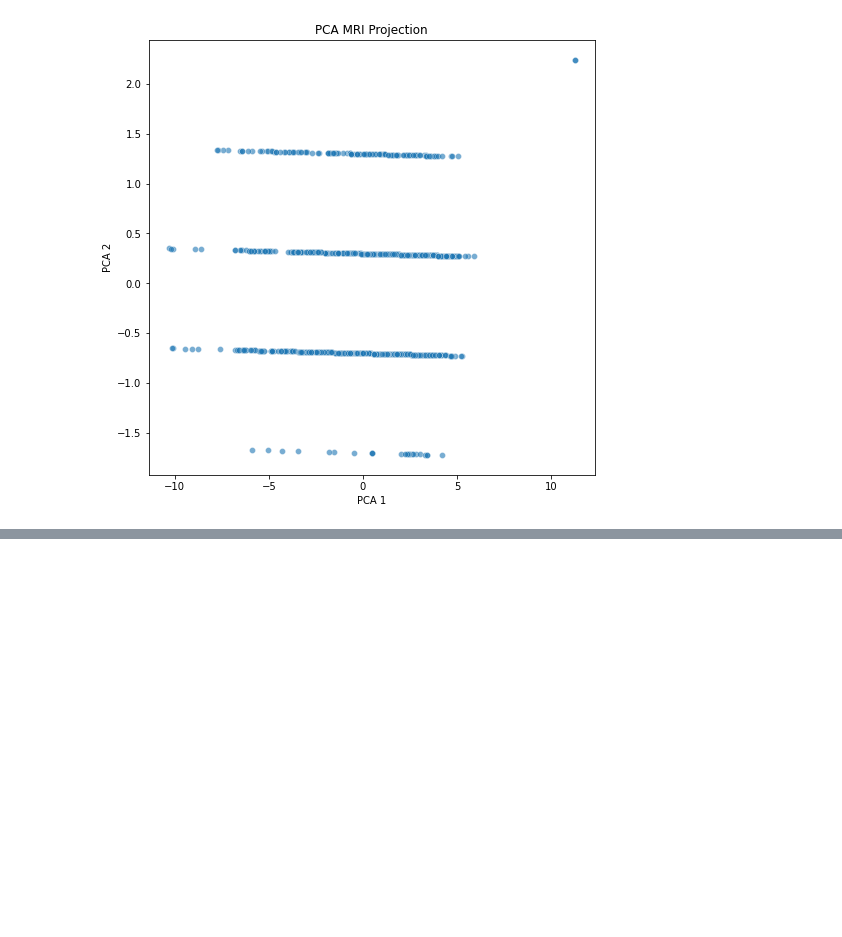
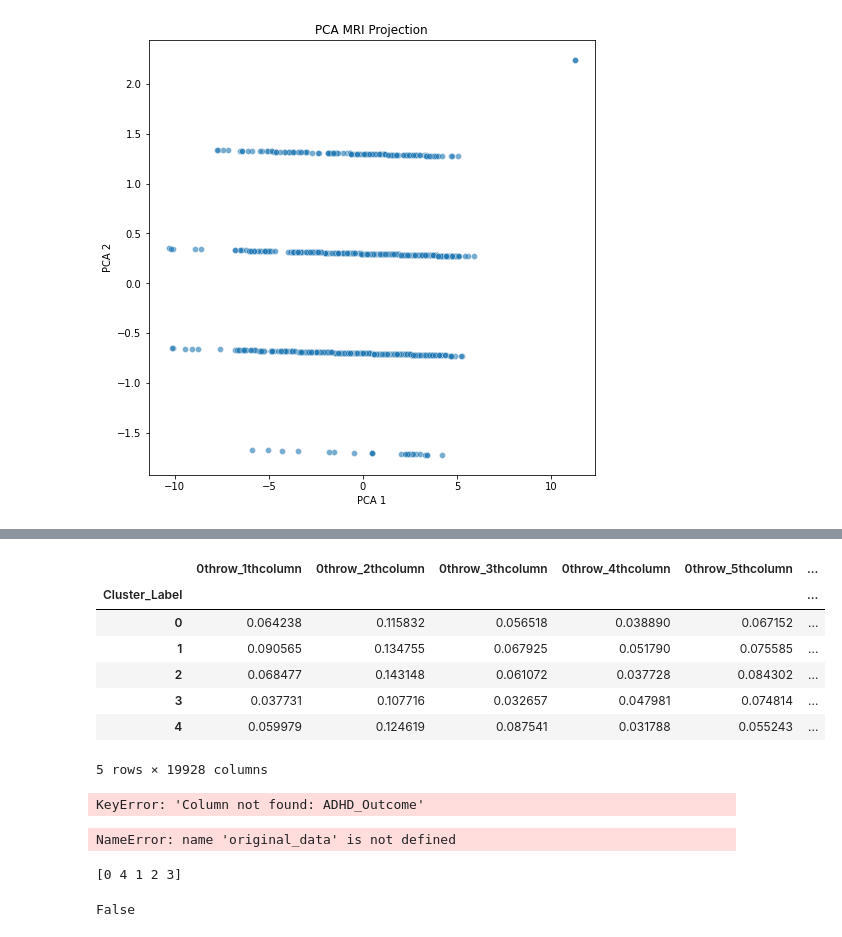
Before and after one commit to Edna722/WIDS-Datathon, a Jupyter notebook: wids.ipynb, the cells around one changed output, grey strips where cells are left out. Drawn from its saved outputs; the diff is of its cells as text; code cells hidden in the pictures; blank space fills up the shorter version.

```diff
--- a/wids.ipynb
+++ b/wids.ipynb
@@ -409,0 +408,10 @@ KeyError: 'ADHD_Outcome'
+# %%
+# Apply K-Means with optimal K
+kmeans_optimal = KMeans(n_clusters=5, random_state=42, n_init=10, algorithm="elkan")
+clusters = kmeans_optimal.fit_predict(brain_data_pca)
+
+# Add cluster labels to the original dataframe
+train_data["Cluster_Label"] = clusters
+
+# Print cluster distribution
+print(train_data["Cluster_Label"].value_counts())
@@ -409,0 +426,60 @@ KeyError: 'ADHD_Outcome'
+# %%
+# Assign cluster labels
+train_data["Cluster_Label"] = kmeans.labels_
+
+# Select only numeric columns for computing mean values
+numeric_cols = train_data.select_dtypes(include=["number"]).columns
+
+# Compute mean values per cluster only for numeric features
+cluster_means = train_data.groupby("Cluster_Label")[numeric_cols].mean()
+
+# Display key feature distributions per cluster
+cluster_means.head()
+
+
+
+# # Check distribution of Sex_F per cluster (if applicable)
+# if "Sex_F" in train_data.columns:
+#     sex_distribution = train_data.groupby("Cluster_Label")["Sex_F"].mean()
+#     print("\nSex Distribution Per Cluster:\n", sex_distribution)
+
+# # Check ADHD-related features across clusters
+# adhd_features = ["ADHD_Outcome"] if "ADHD_Outcome" in train_data.columns else []
+# if adhd_features:
+#     print("\nADHD Feature Distribution Per Cluster:\n", train_data.groupby("Cluster_Label")[adhd_features].mean())
+# %% [output]
+|  | 0throw_1thcolumn | 0throw_2thcolumn | 0throw_3thcolumn | 0throw_4thcolumn | 0throw_5thcolumn | ... |
+| Cluster_Label |  |  |  |  |  | ... |
+| 0 | 0.064238 | 0.115832 | 0.056518 | 0.038890 | 0.067152 | ... |
+| 1 | 0.090565 | 0.134755 | 0.067925 | 0.051790 | 0.075585 | ... |
+| 2 | 0.068477 | 0.143148 | 0.061072 | 0.037728 | 0.084302 | ... |
+| 3 | 0.037731 | 0.107716 | 0.032657 | 0.047981 | 0.074814 | ... |
+| 4 | 0.059979 | 0.124619 | 0.087541 | 0.031788 | 0.055243 | ... |
+5 rows × 19928 columns
+# %%
+# Compute the mean ADHD_Outcome per cluster
+cluster_adhd = train_data.groupby("Cluster_Label")["ADHD_Outcome"].mean()
+
+# Compute the proportion of Sex_F = 1 per cluster
+cluster_sex = train_data.groupby("Cluster_Label")["Sex_F"].mean()
+
+# Map these values to the test dataset based on the assigned cluster
+test_data["ADHD_Outcome"] = test_data["Cluster_Label"].map(cluster_adhd)
+test_data["Sex_F"] = test_data["Cluster_Label"].map(cluster_sex)
+
+# Display a preview
+print(test_data[["participant_id", "ADHD_Outcome", "Sex_F"]].head())
+# %% [output]
+KeyError: 'Column not found: ADHD_Outcome'
+# %%
+original_data
+# %% [output]
+NameError: name 'original_data' is not defined
+# %%
+print(train_data["Cluster_Label"].unique())
+# %% [output]
+[0 4 1 2 3]
+# %%
+print("ADHD_Outcome" in train_data.columns)
+# %% [output]
+False
```
Also changed, not shown: parts of 16 cells of this notebook.
